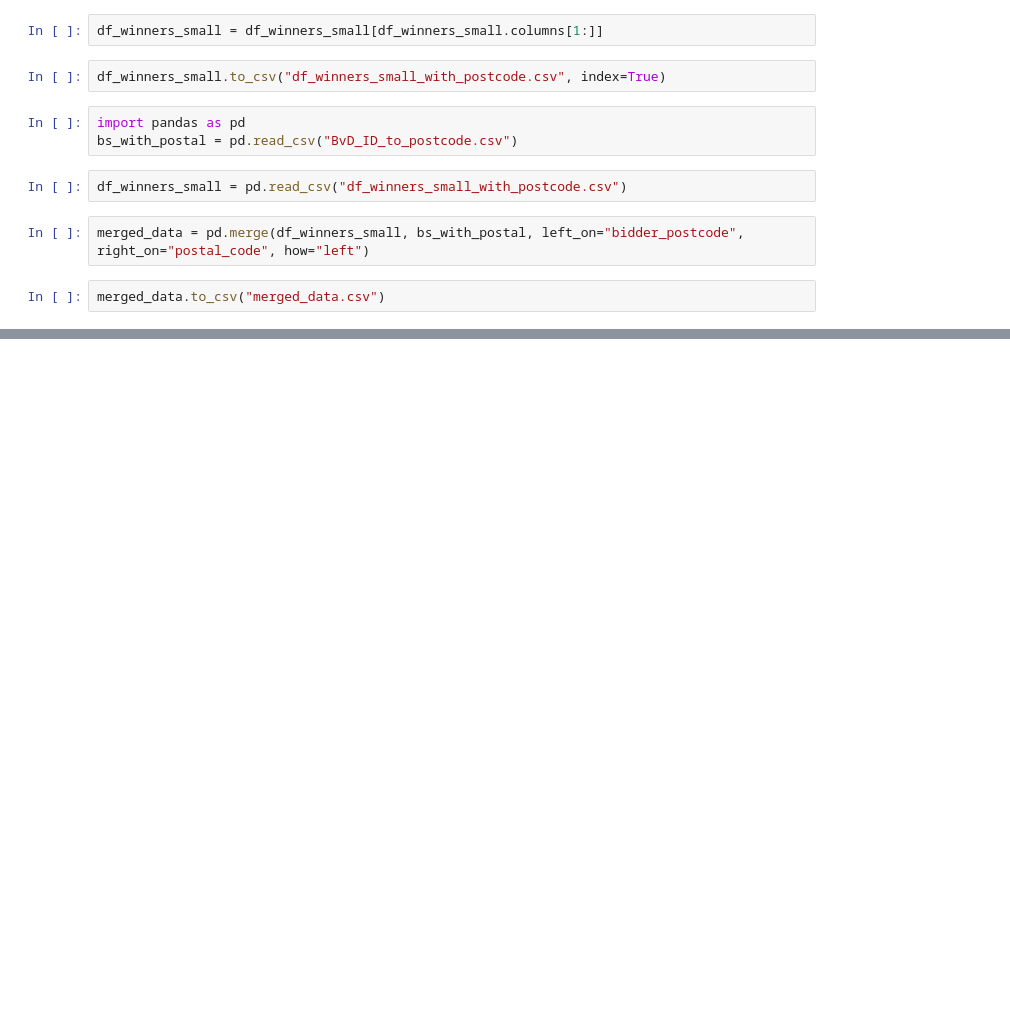
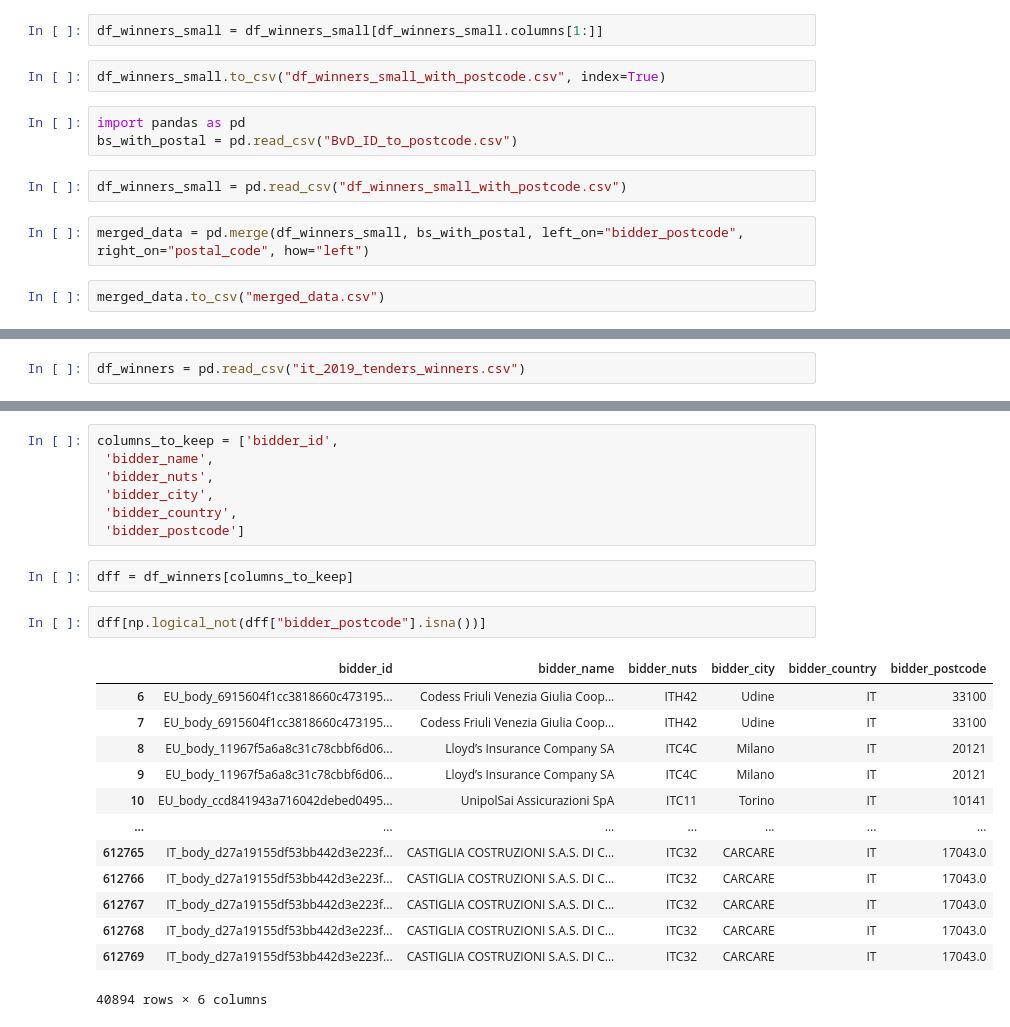
Before and after one commit to miladmirzazadeh/Thesis-Mirzazadeh-Eslahchi, a Jupyter notebook: merging_datasets.ipynb, the cells around one changed output, grey strips where cells are left out. Cells and saved outputs as stored; diff of their text form; blank space fills up the shorter version.

```diff
--- a/merging_datasets.ipynb
+++ b/merging_datasets.ipynb
@@ -274,0 +271,2 @@ merged_data.to_csv("merged_data.csv")
+# %%
+df_winners = pd.read_csv("it_2019_tenders_winners.csv")
@@ -274,0 +293,25 @@ merged_data.to_csv("merged_data.csv")
+# %%
+columns_to_keep = ['bidder_id',
+ 'bidder_name',
+ 'bidder_nuts',
+ 'bidder_city',
+ 'bidder_country',
+ 'bidder_postcode']
+# %%
+dff = df_winners[columns_to_keep]
+# %%
+dff[np.logical_not(dff["bidder_postcode"].isna())]
+# %% [output]
+|  | bidder_id | bidder_name | bidder_nuts | bidder_city | bidder_country | bidder_postcode |
+| 6 | EU_body_6915604f1cc3818660c473195... | Codess Friuli Venezia Giulia Coop... | ITH42 | Udine | IT | 33100 |
+| 7 | EU_body_6915604f1cc3818660c473195... | Codess Friuli Venezia Giulia Coop... | ITH42 | Udine | IT | 33100 |
+| 8 | EU_body_11967f5a6a8c31c78cbbf6d06... | Lloyd’s Insurance Company SA | ITC4C | Milano | IT | 20121 |
+| 9 | EU_body_11967f5a6a8c31c78cbbf6d06... | Lloyd’s Insurance Company SA | ITC4C | Milano | IT | 20121 |
+| 10 | EU_body_ccd841943a716042debed0495... | UnipolSai Assicurazioni SpA | ITC11 | Torino | IT | 10141 |
+| ... | ... | ... | ... | ... | ... | ... |
+| 612765 | IT_body_d27a19155df53bb442d3e223f... | CASTIGLIA COSTRUZIONI S.A.S. DI C... | ITC32 | CARCARE | IT | 17043.0 |
+| 612766 | IT_body_d27a19155df53bb442d3e223f... | CASTIGLIA COSTRUZIONI S.A.S. DI C... | ITC32 | CARCARE | IT | 17043.0 |
+| 612767 | IT_body_d27a19155df53bb442d3e223f... | CASTIGLIA COSTRUZIONI S.A.S. DI C... | ITC32 | CARCARE | IT | 17043.0 |
+| 612768 | IT_body_d27a19155df53bb442d3e223f... | CASTIGLIA COSTRUZIONI S.A.S. DI C... | ITC32 | CARCARE | IT | 17043.0 |
+| 612769 | IT_body_d27a19155df53bb442d3e223f... | CASTIGLIA COSTRUZIONI S.A.S. DI C... | ITC32 | CARCARE | IT | 17043.0 |
+40894 rows × 6 columns
```
Also changed, not shown: parts of 22 cells of this notebook.
